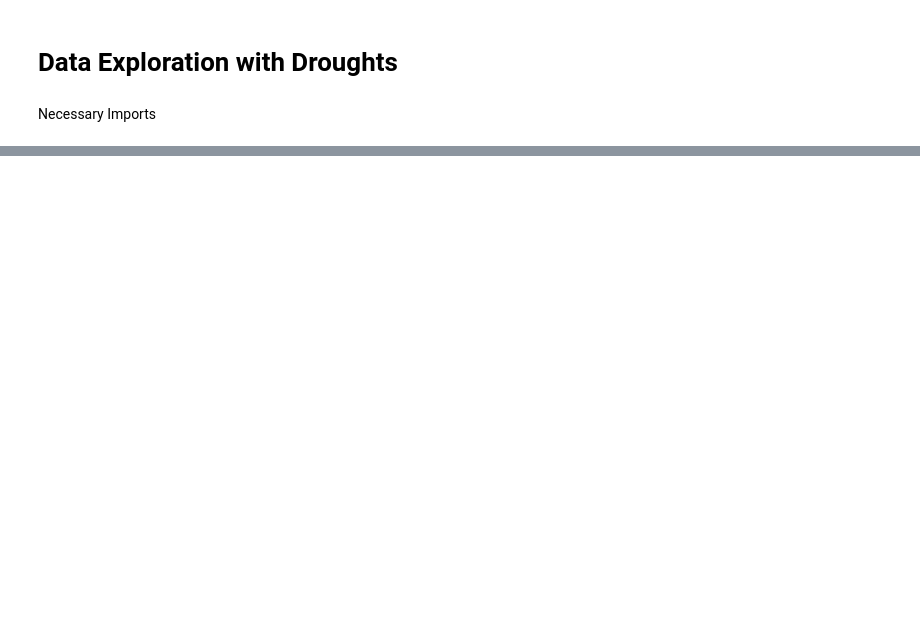
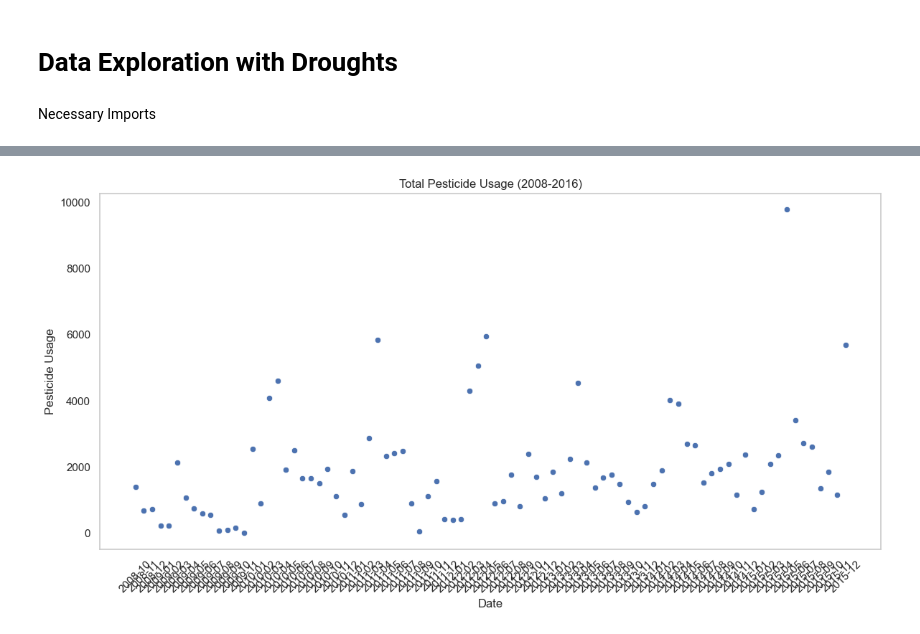
Before and after one commit to dillonallen92/ValleyFeverAnalysis_Cleaned, a Jupyter notebook: src/notebooks/data_investigation.ipynb, the cells around one changed output, grey strips where cells are left out. Saved outputs shown, nothing was run; the diff lists cells and outputs as text; code cells hidden in the pictures; blank space fills up the shorter version.

```diff
--- a/src/notebooks/data_investigation.ipynb
+++ b/src/notebooks/data_investigation.ipynb
@@ -121,0 +131,12 @@ array([[<Axes: title={'center': 'VFRate'}>,
+# %%
+plt.figure(figsize=(12,6))
+sns.scatterplot(df, x = "YEAR_MONTH", y = "PESTICIDE_Total")
+plt.title("Total Pesticide Usage (2008-2016)")
+plt.xlabel("Date")
+plt.ylabel("Pesticide Usage")
+plt.tight_layout()
+plt.grid(False)
+plt.xticks(rotation=45)
+plt.show()
+# %% [output]
+[figure, added]
```
Also changed, not shown: parts of 15 cells of this notebook, 1 other file.
